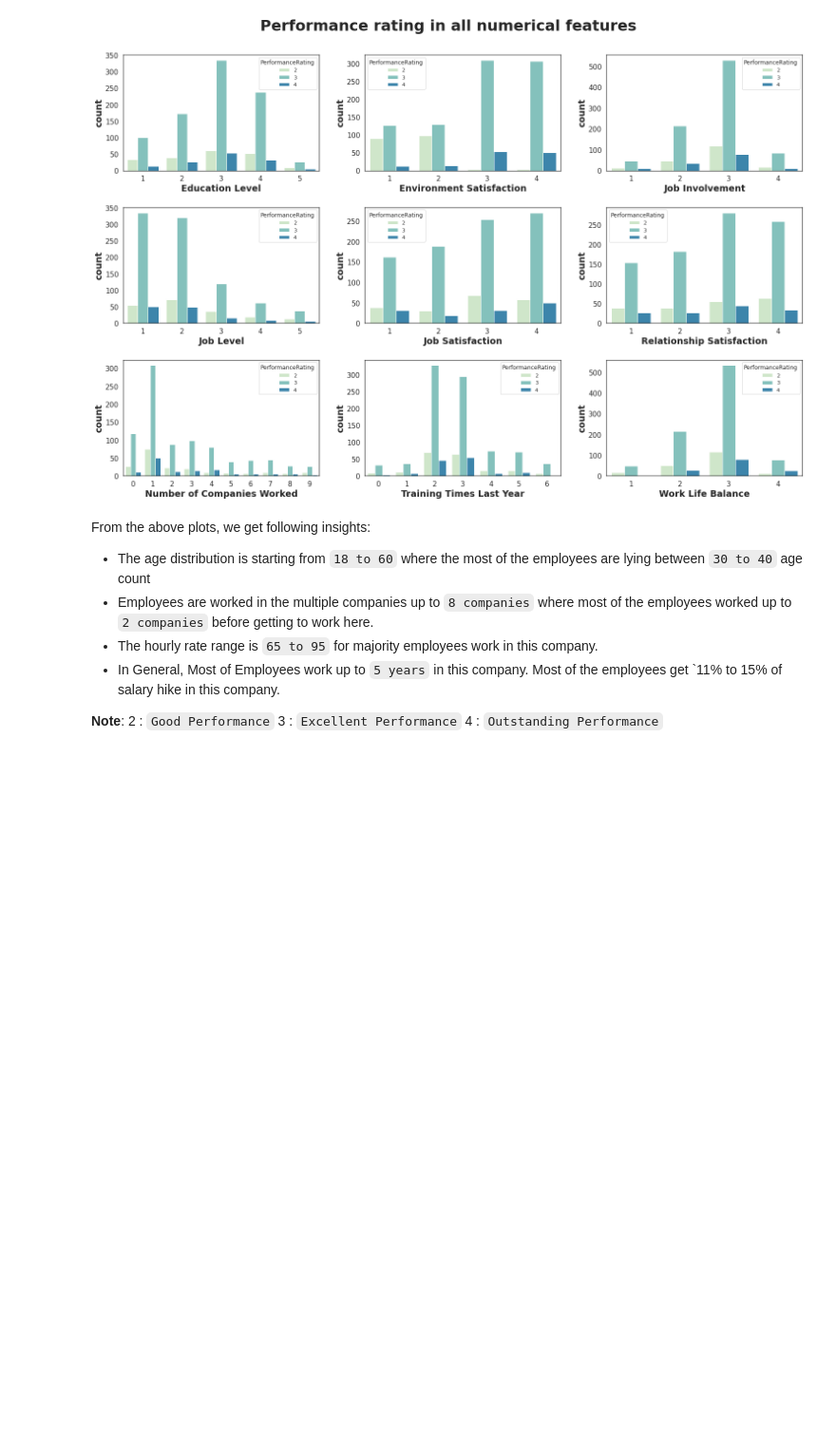
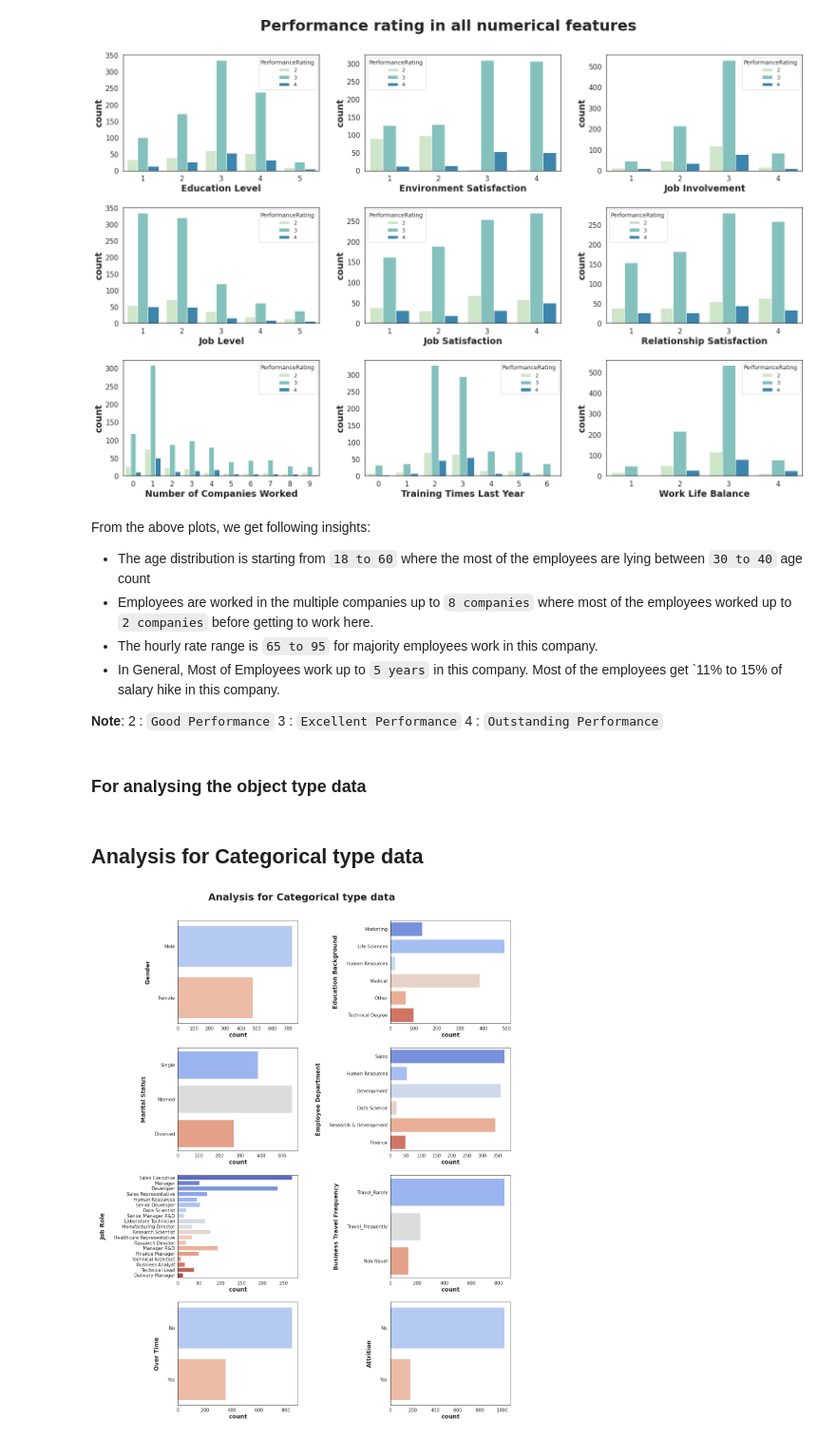
Before and after one commit to 21Ovi/Employee-Performance-Analysis, a Jupyter notebook: Visualize.ipynb, the cells around one changed output. Shown at 95% size. Saved outputs shown, nothing was run; the diff lists cells and outputs as text; code cells hidden in the pictures; blank space fills up the shorter version.

```diff
--- a/Visualize.ipynb
+++ b/Visualize.ipynb
@@ -601,3 +601,23 @@ From the above plots, we get following insights:
 2 : `Good Performance`
 3 : `Excellent Performance`
 4 : `Outstanding Performance`
+# %% [markdown]
+### For analysing the object type data
+# %%
+obj_cols  = data.select_dtypes(include="object")
+obj_cols.columns = ['Gender', 'Education Background', 'Marital Status', 'Employee Department',
+       'Job Role', 'Business Travel Frequency', 'Over Time', 'Attrition']
+# %% [markdown]
+## Analysis for Categorical type data
+# %%
+fig = plt.figure(figsize=(20,25))
+fig.suptitle("Analysis for Categorical type data",fontsize=32,fontweight="bold")
+sns.set_style("white")
+for index in range(len(obj_cols.columns)):
+    plt.subplot(4,2,index+1)
+    sns.countplot(y=obj_cols.iloc[:,index],palette="coolwarm")
+    plt.ylabel(f"\n{obj_cols.columns[index]}\n")
+fig.tight_layout(pad=3)
+fig.subplots_adjust(top=0.93);
+# %% [output]
+[figure, added]
```
Also changed, not shown: parts of 4 cells of this notebook.
